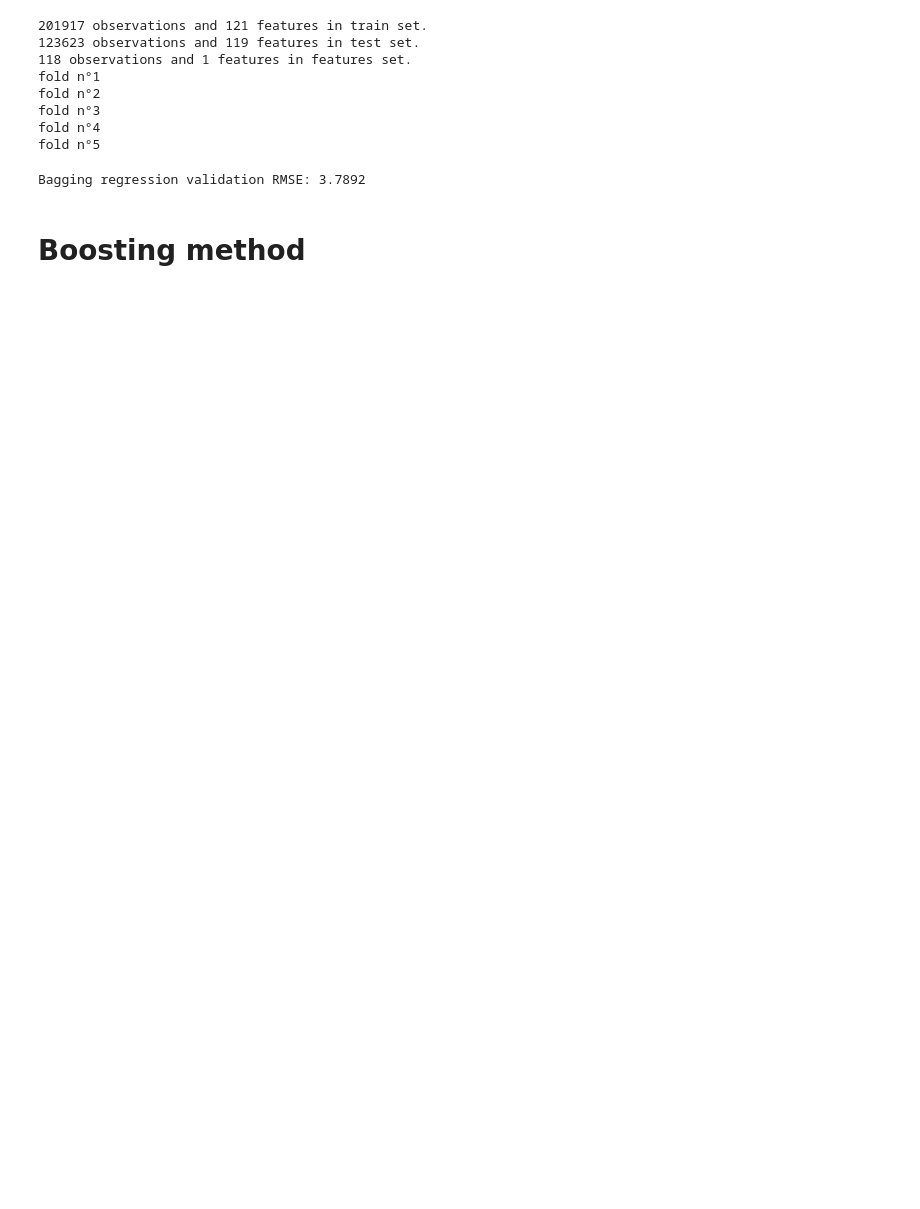
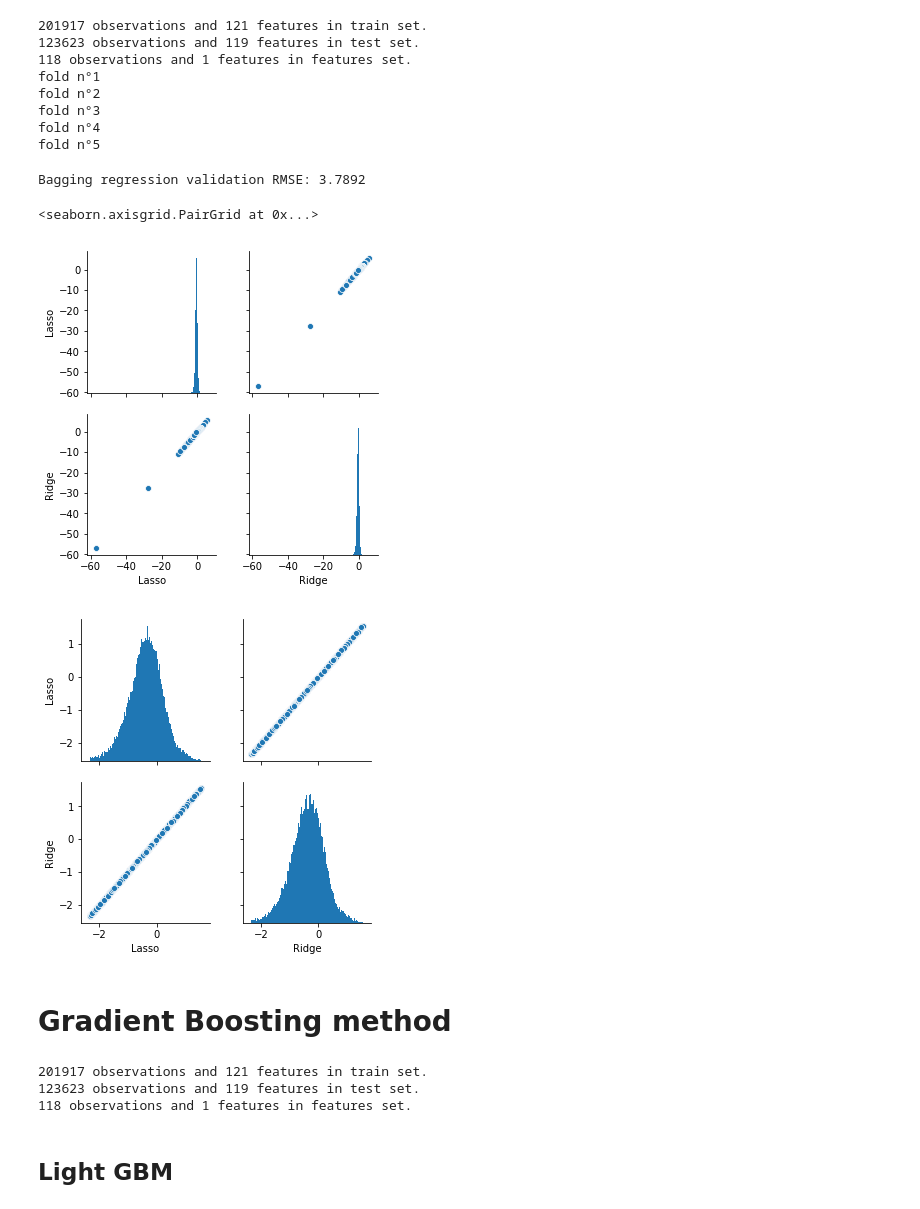
Before and after one commit to takuto0831/Elo_Merchant_Category_Recommend, a Jupyter notebook: jn/main.ipynb, the cells around one changed output. Saved outputs shown, nothing was run; the diff lists cells and outputs as text; code cells hidden in the pictures; blank space fills up the shorter version.

```diff
--- a/jn/main.ipynb
+++ b/jn/main.ipynb
@@ -1,3 +3,8 @@
+# %%
+import sys, os
+home_path = os.path.expanduser("~")
+sys.path.append(home_path + '/Desktop/Elo_kaggle/py/models/')
+sys.path.append(home_path + '/.pyenv/versions/3.6.5/lib/python3.6/site-packages/xgboost-0.81-py3.6.egg')
 # %% [markdown]
 # module
 # %%
@@ -41,11 +58,14 @@ def submit(predict,tech):
 train_name = "train_20181223"; test_name = "test_20181223"; features_name = "features_20181223";
 train, test, features, target = read_data(train_name,test_name,features_name)
 # Ridge regression
-#val_pred_ridge, test_pred_ridge = Ridge_Regressor(train,test,features,target)
+clf = Ridge(alpha=100)
+val_pred_ridge, test_pred_ridge = Regressor.Regressors(clf,train,test,features,target)
 # Lasso regression
-#val_pred_lasso, test_pred_lasso = Lasso_Regressor(train,test,features,target)
+#clf = Lasso(alpha=100)
+#val_pred_lasso, test_pred_lasso = Regressor.Regressors(clf,train,test,features,target)
 # Ensemble regression (bagging)
-val_pred_bag, test_pred_bag = Bagging_Regressor(train,test,features,target)
+#clf = BaggingRegressor(DecisionTreeRegressor(), n_estimators=100, max_samples=0.3)
+#val_pred_bag, test_pred_bag = Regressor.Regressors(clf,train,test,features,target)
 # %% [output]
 201917 observations and 121 features in train set.
 123623 observations and 119 features in test set.
@@ -62,13 +82,29 @@ fold n°5
 print("Bagging regression validation RMSE: %.4f" % np.sqrt(mean_squared_error(target.values, val_pred_bag)))
 # %% [output]
 Bagging regression validation RMSE: 3.7892
+# %%
+# plot
+df = pd.DataFrame({'Ridge':test_pred_ridge, 'Lasso':test_pred_ridge})
+sns.pairplot(df,diag_kws={'bins': 500}) # all values
+sns.pairplot(df[df.apply(lambda x: np.abs(x - x.mean()) / x.std() < 3).all(axis=1)],diag_kws={'bins': 500}) # non outliers
+# %% [output]
+<seaborn.axisgrid.PairGrid at 0x...>
+[figure, added]
+[figure, added]
 # %%
 # submit file
 #submit(test_pred_ridge,"Ridge")
 #submit(test_pred_lasso,"Lasso")
 submit(test_pred_bag,"Bagging")
 # %% [markdown]
-# Boosting method
+# Gradient Boosting method
 # %%
 # read file
 train_name = "train_20181223"; test_name = "test_20181223"; features_name = "features_20181223";
+train, test, features, target = read_data(train_name,test_name,features_name)
+# %% [output]
+201917 observations and 121 features in train set.
+123623 observations and 119 features in test set.
+118 observations and 1 features in features set.
+# %% [markdown]
+## Light GBM
```
Also changed, not shown: parts of 7 cells of this notebook.
